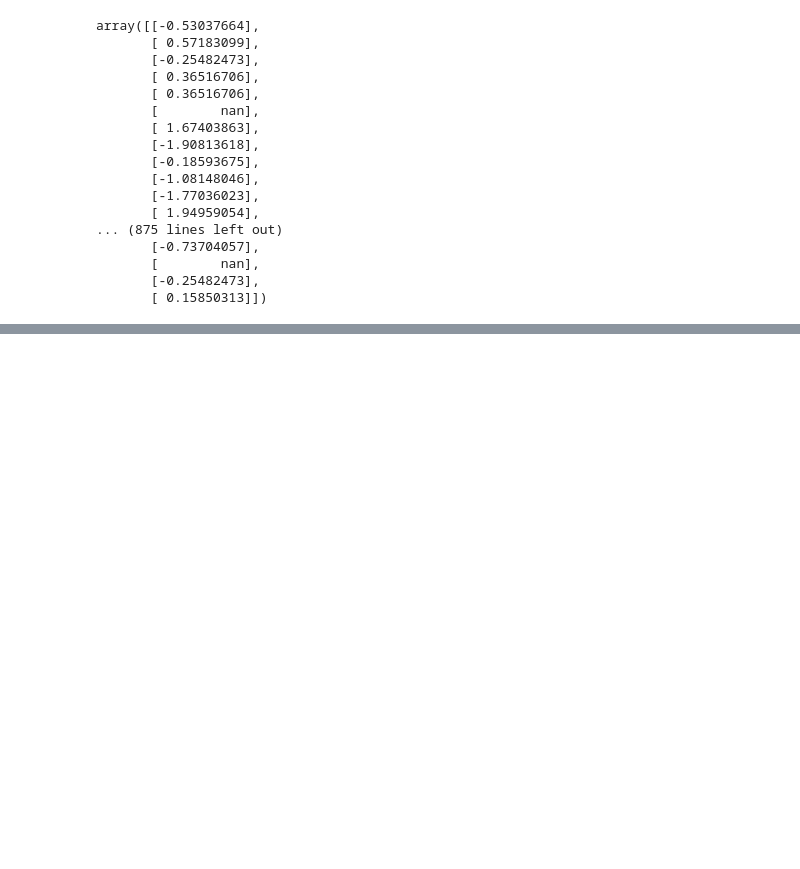
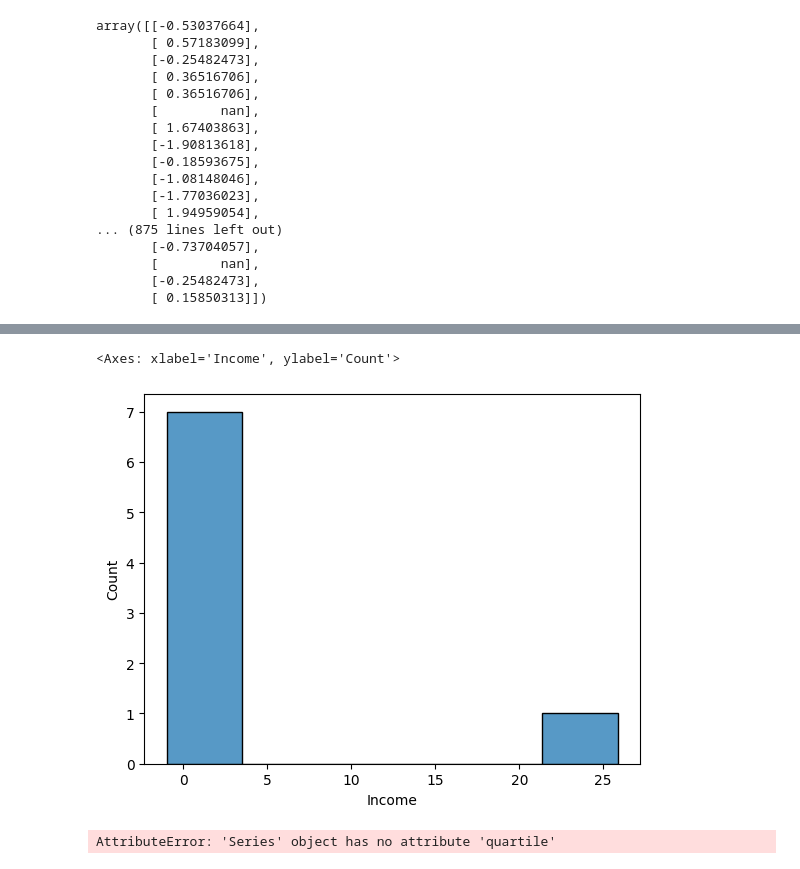
Before and after one commit to priyanka09-stack/Intro-To-ML, a Jupyter notebook: Feature Engineering/feature_scaling___outlier_handling.ipynb, the cells around one changed output, grey strips where cells are left out. Saved outputs shown, nothing was run; the diff lists cells and outputs as text; code cells hidden in the pictures; blank space fills up the shorter version.

```diff
--- a/Feature Engineering/feature_scaling.ipynb
+++ b/Feature Engineering/feature_scaling___outlier_handling.ipynb
@@ -42,0 +91,5 @@ array([[-0.53037664],
+# %%
+sns.histplot(data=df2['Income'])                                       #Outlier Visualization using histplot
+# %% [output]
+<Axes: xlabel='Income', ylabel='Count'>
+[figure, added]
@@ -42,0 +107,6 @@ array([[-0.53037664],
+# %%
+df2['Income']                                                               #IQR
+q1=df2['Income'].quartile(0.25)
+q3=df2['Income'].quartile(0.25)
+# %% [output]
+AttributeError: 'Series' object has no attribute 'quartile'
```
Also changed, not shown: parts of 9 cells of this notebook, 2 other files.
